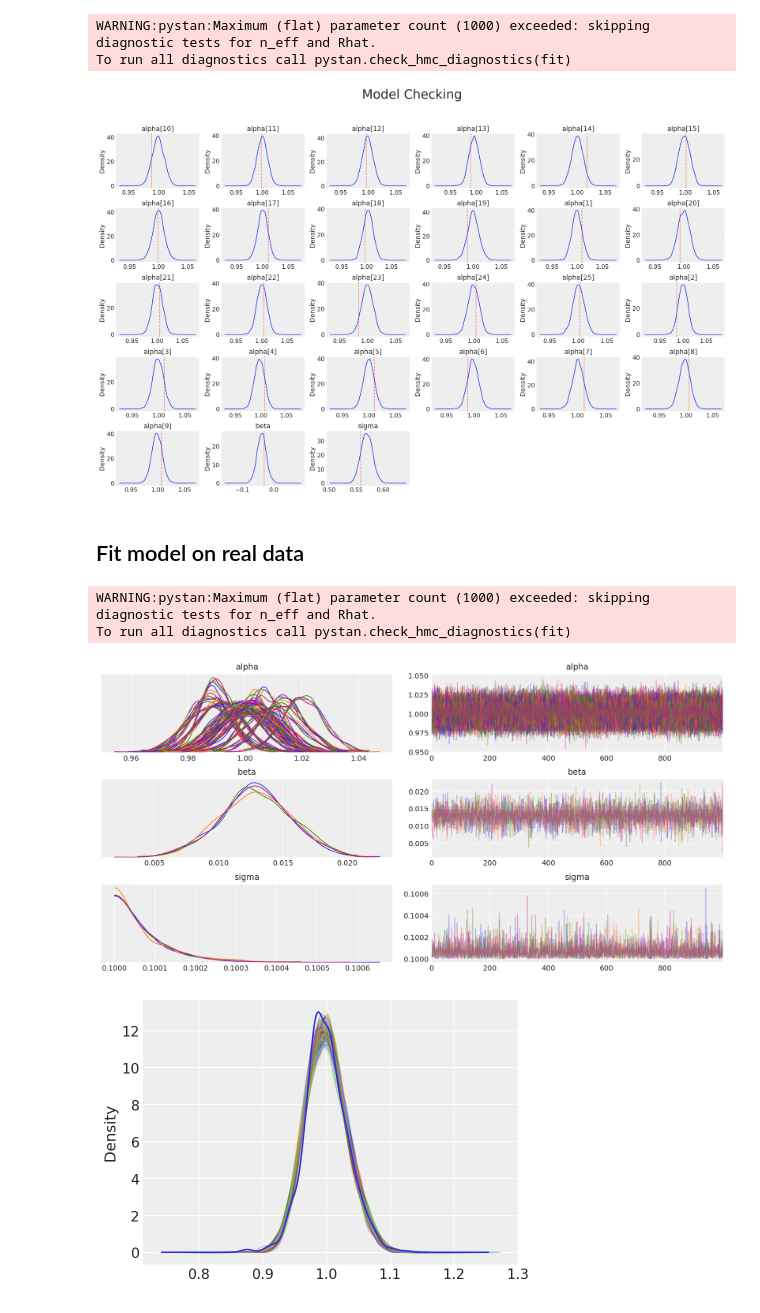
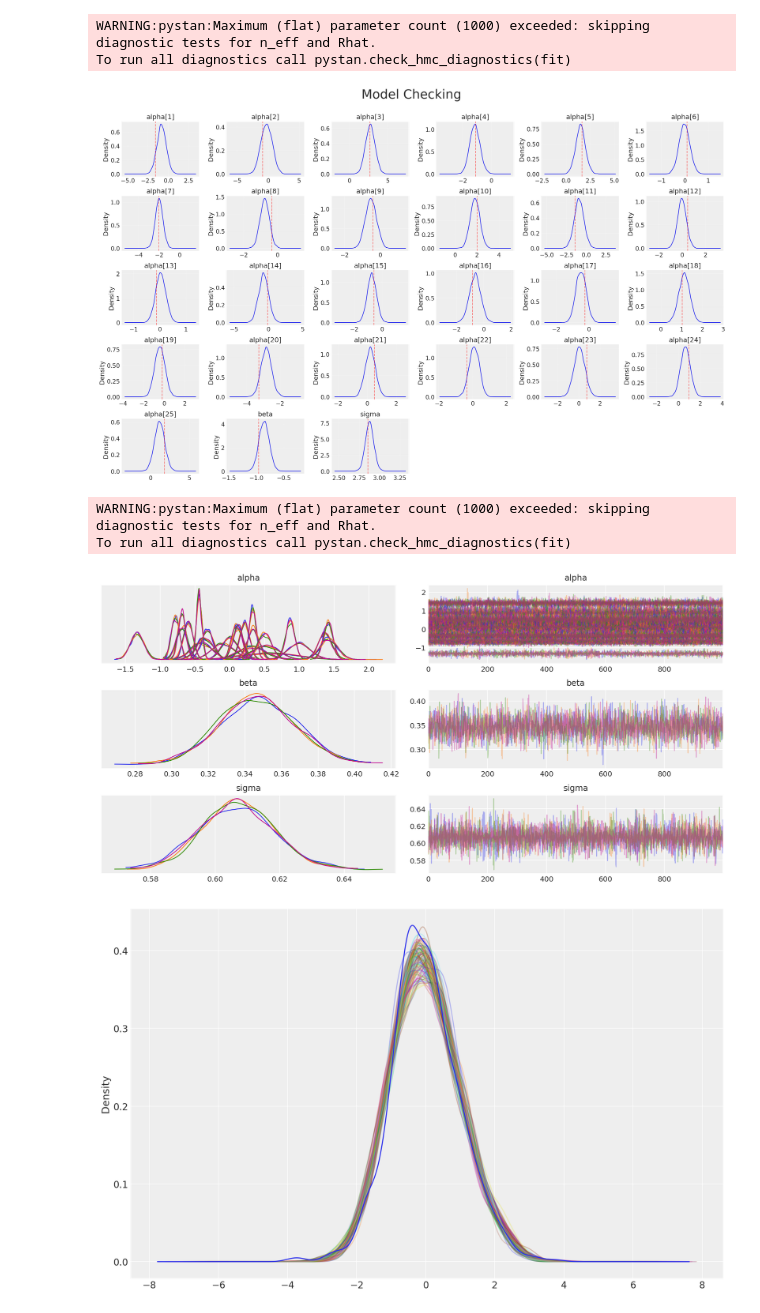
Before and after one commit to bennywee/house_prices_kaggle, a Jupyter notebook: notebooks/modelling_notebooks/dummy_variable_model.ipynb, the cells around one changed output. Cells and saved outputs as stored; diff of their text form; code cells hidden in the pictures.

```diff
--- a/notebooks/modelling_notebooks/dummy_variable_model.ipynb
+++ b/notebooks/modelling_notebooks/dummy_variable_model.ipynb
@@ -40,7 +40,8 @@ test = df_full.loc[df_full['data_type'] == 'test'].copy()
 train['log_lot_area_z'] = (train[['log_lot_area']] - train[['log_lot_area']].mean()) / train[['log_lot_area']].std()
 
 # Scale target (train)
-train['log_sales_price_std'] = train['log_sales_price']/train['log_sales_price'].mean()
+#train['log_sales_price_std'] = train['log_sales_price']/train['log_sales_price'].mean()
+train['log_sales_price_std'] = (train[['log_sales_price']] - train[['log_sales_price']].mean()) / train[['log_sales_price']].std()
 
 # Center and scale predictor using training data mean and std
 test['log_lot_area_z'] = (test[['log_lot_area']] - train[['log_lot_area']].mean()) / train[['log_lot_area']].std()
@@ -56,3 +57,8 @@ INFO:pystan:COMPILING THE C++ CODE FOR MODEL anon_model_cc546eff90ebf051c247c29b
+# %%
+# Set parameters
+alpha_sd = 1
+beta_sd = 1
+sigma_sd = 1
 # %%
 npm_data_check = dict(N = len(train),
               log_sales_price = train['log_sales_price_std'],
@@ -130,9 +173,9 @@ WARNING:pystan:Maximum (flat) parameter count (1000) exceeded: skipping diagnost
 To run all diagnostics call pystan.check_hmc_diagnostics(fit)
 # %%
 fig, axes = plt.subplots(nrows=max(2, math.ceil(fake_fit.shape[1] / 6)), ncols=6, sharex=False, sharey = False, figsize=(21,13))
-fig.suptitle('Model Checking', y = 1.04, size = 30)
+fig.suptitle('Model Checking', y = 1.01, size = 30)
 axes_list = [item for sublist in axes for item in sublist]
-parameters = parameter_df.groupby("variable")['variable'].last().sort_values(ascending=True).index
+parameters = parameter_df[['variable']].drop_duplicates().set_index('variable').index
 grouped = parameter_df.groupby("variable")
 
 for parameter in parameters:
@@ -149,11 +192,7 @@ for ax in axes_list:
 
 plt.tight_layout();
 # %% [output]
-[figure, old version]
+[figure, new version]
-# %% [markdown]
-## Fit model on real data
-# %%
-train = train[]
 # %%
 npm_data = dict(N = len(train),
               log_sales_price = train['log_sales_price_std'],
@@ -163,37 +202,34 @@ npm_data = dict(N = len(train),
               N_test = len(test),
               log_lot_area_test = test['log_lot_area_z'],
               neighbourhood_test = test['neighbourhood'],
-              alpha_sd = 0.01,
-              beta_sd = 0.1,
+              alpha_sd = alpha_sd,
+              beta_sd = beta_sd,
+              sigma_sd = sigma_sd,
               run_estimation = 1)
 
 fit_npm = no_pooling_model.sampling(data=npm_data)
-
-npm_az = az.from_pystan(
-    posterior=fit_npm,
-    posterior_predictive="y_hat",
-    observed_data="log_sales_price",
-    log_likelihood='log_lik',
-)
-
 fit_npm_df = fit_npm.to_dataframe()
 # %% [output]
 WARNING:pystan:Maximum (flat) parameter count (1000) exceeded: skipping diagnostic tests for n_eff and Rhat.
 To run all diagnostics call pystan.check_hmc_diagnostics(fit)
 # %%
-az.plot_trace(fit_npm, var_names=["alpha", "beta", "sigma"], compact = True);
+# Inspect model fit
+az.plot_trace(fit_npm,
+              var_names=["alpha", "beta", "sigma"],
+              compact = True,
+              chain_prop = 'color');
 # %% [output]
-[figure, old version]
+[figure, new version]
 # %%
-fig, axes = plt.subplots(1,1)
+fig, axes = plt.subplots(1,1, figsize = (13, 8))
 
 fit_npm_df.filter(regex = 'y_hat').T.iloc[:, :100].plot.kde(alpha=0.3,
                                                         legend = False,
                                                                ax=axes);
 
 train['log_sales_price_std'].plot.kde(legend = False,
                              alpha = 1,
                              ax = axes);
 # %% [output]
-[figure, old version]
+[figure, new version]
 # %%
```
Also changed, not shown: parts of 19 cells of this notebook, 4 other files.
